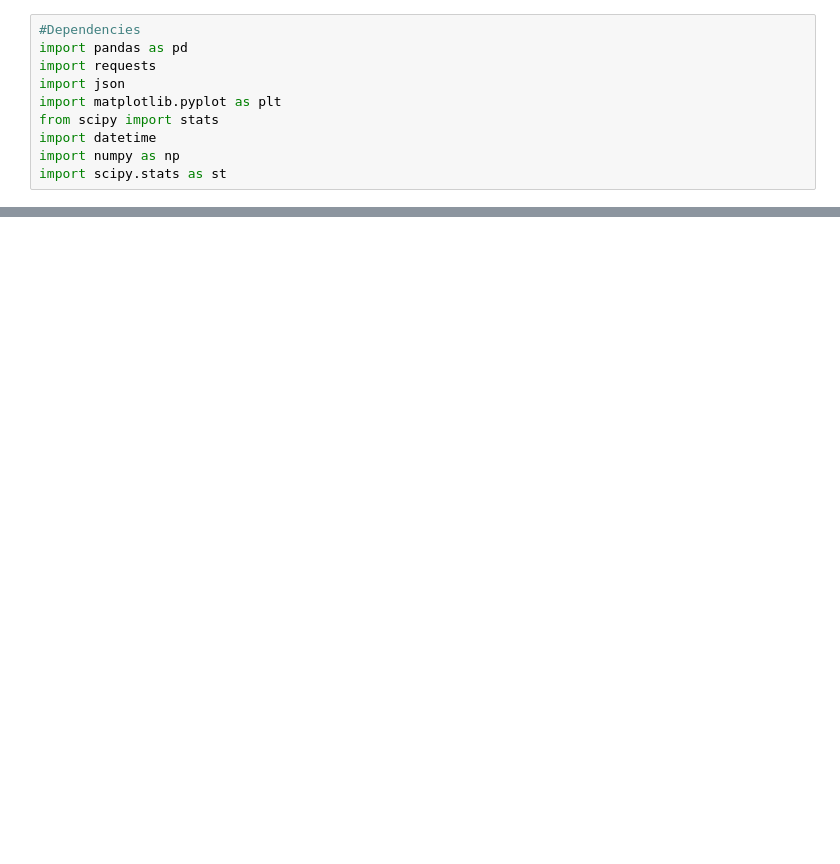
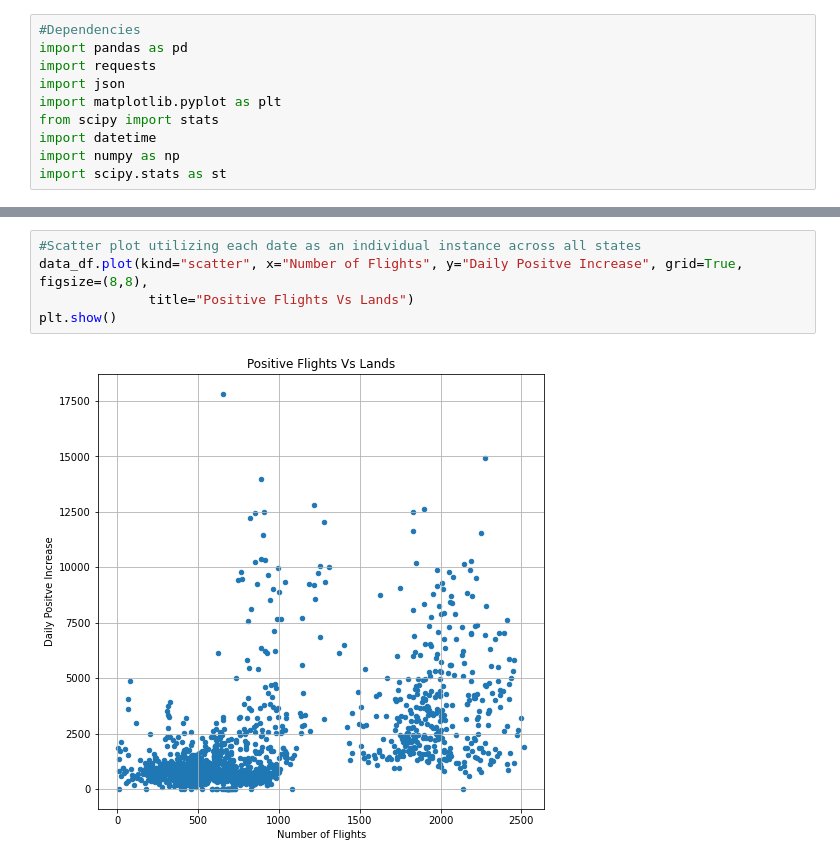
Before and after one commit to MersedehSP/Covid_Analyzer, a Jupyter notebook: Flight_Correlation_Work.ipynb, the cells around one changed output, grey strips where cells are left out. Cells and saved outputs as stored; diff of their text form; blank space fills up the shorter version.

```diff
--- a/Flight_Correlation_Work.ipynb
+++ b/Flight_Correlation_Work.ipynb
@@ -55,0 +56,7 @@ plt.show()
+# %%
+#Scatter plot utilizing each date as an individual instance across all states
+data_df.plot(kind="scatter", x="Number of Flights", y="Daily Positve Increase", grid=True, figsize=(8,8),
+              title="Positive Flights Vs Lands")
+plt.show()
+# %% [output]
+[figure, added]
```
Also changed, not shown: parts of 9 cells of this notebook.
